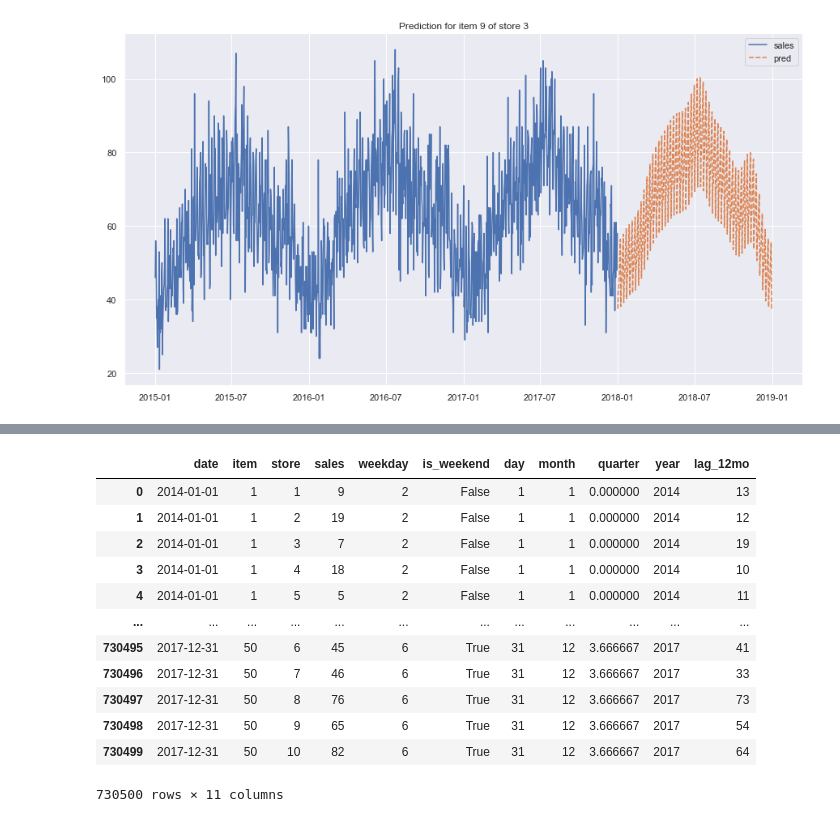
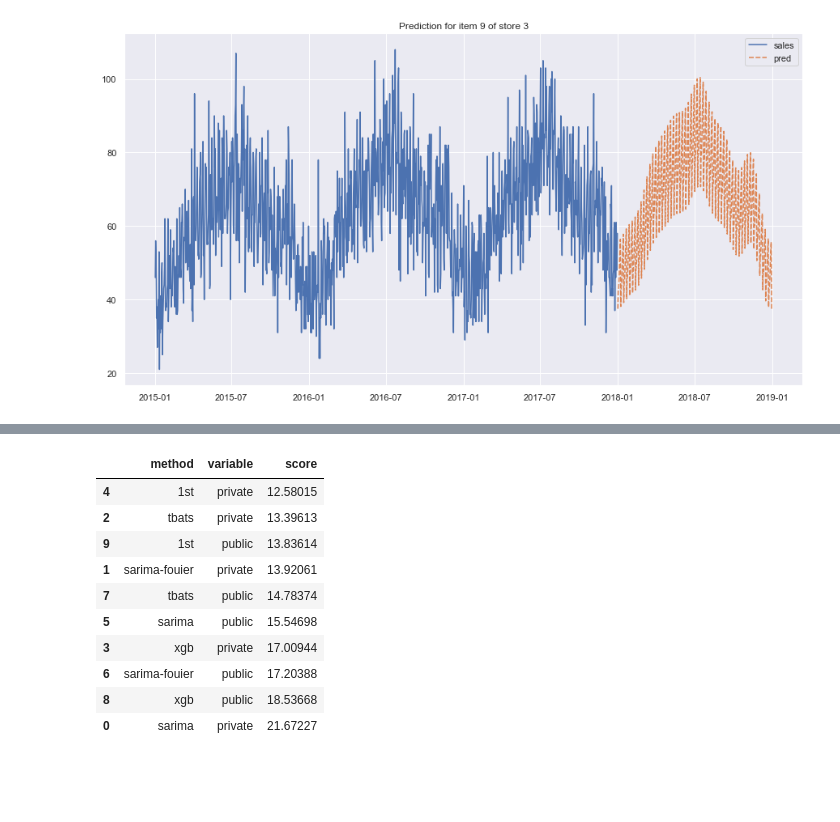
Before and after one commit to tcdat96/product-demand-forecast, a Jupyter notebook: demand-forecast-visualize.ipynb, the cells around one changed output, grey strips where cells are left out. Drawn from its saved outputs; the diff is of its cells as text; code cells hidden in the pictures; blank space fills up the shorter version.

```diff
--- a/demand-forecast-visualize.ipynb
+++ b/demand-forecast-visualize.ipynb
@@ -418,16 +418,19 @@ def add_new_features(df):
-# %%
-add_new_features(train_df)
-# %% [output]
-|  | date | item | store | sales | weekday | is_weekend | day | month | quarter | year | lag_12mo |
-| 0 | 2014-01-01 | 1 | 1 | 9 | 2 | False | 1 | 1 | 0.000000 | 2014 | 13 |
-| 1 | 2014-01-01 | 1 | 2 | 19 | 2 | False | 1 | 1 | 0.000000 | 2014 | 12 |
-| 2 | 2014-01-01 | 1 | 3 | 7 | 2 | False | 1 | 1 | 0.000000 | 2014 | 19 |
-| 3 | 2014-01-01 | 1 | 4 | 18 | 2 | False | 1 | 1 | 0.000000 | 2014 | 10 |
-| 4 | 2014-01-01 | 1 | 5 | 5 | 2 | False | 1 | 1 | 0.000000 | 2014 | 11 |
-| ... | ... | ... | ... | ... | ... | ... | ... | ... | ... | ... | ... |
-| 730495 | 2017-12-31 | 50 | 6 | 45 | 6 | True | 31 | 12 | 3.666667 | 2017 | 41 |
-| 730496 | 2017-12-31 | 50 | 7 | 46 | 6 | True | 31 | 12 | 3.666667 | 2017 | 33 |
-| 730497 | 2017-12-31 | 50 | 8 | 76 | 6 | True | 31 | 12 | 3.666667 | 2017 | 73 |
-| 730498 | 2017-12-31 | 50 | 9 | 65 | 6 | True | 31 | 12 | 3.666667 | 2017 | 54 |
-| 730499 | 2017-12-31 | 50 | 10 | 82 | 6 | True | 31 | 12 | 3.666667 | 2017 | 64 |
-730500 rows × 11 columns
+# %%
+score = [['sarima', 21.67227, 15.54698], ['sarima-fouier', 13.92061, 17.20388], \
+         ['tbats', 13.39613, 14.78374], ['xgb', 17.00944, 18.53668], ['1st', 12.58015, 13.83614]]
+score_df = pd.DataFrame(score, columns=['method', 'private', 'public'])
+score_df = pd.melt(score_df, id_vars='method', value_vars=['private', 'public'], value_name='score')
+score_df = score_df.sort_values(['score', 'method'])
+score_df
+# %% [output]
+|  | method | variable | score |
+| 4 | 1st | private | 12.58015 |
+| 2 | tbats | private | 13.39613 |
+| 9 | 1st | public | 13.83614 |
+| 1 | sarima-fouier | private | 13.92061 |
+| 7 | tbats | public | 14.78374 |
+| 5 | sarima | public | 15.54698 |
+| 3 | xgb | private | 17.00944 |
+| 6 | sarima-fouier | public | 17.20388 |
+| 8 | xgb | public | 18.53668 |
+| 0 | sarima | private | 21.67227 |
```
Also changed, not shown: parts of 14 cells of this notebook, 4 other files.
